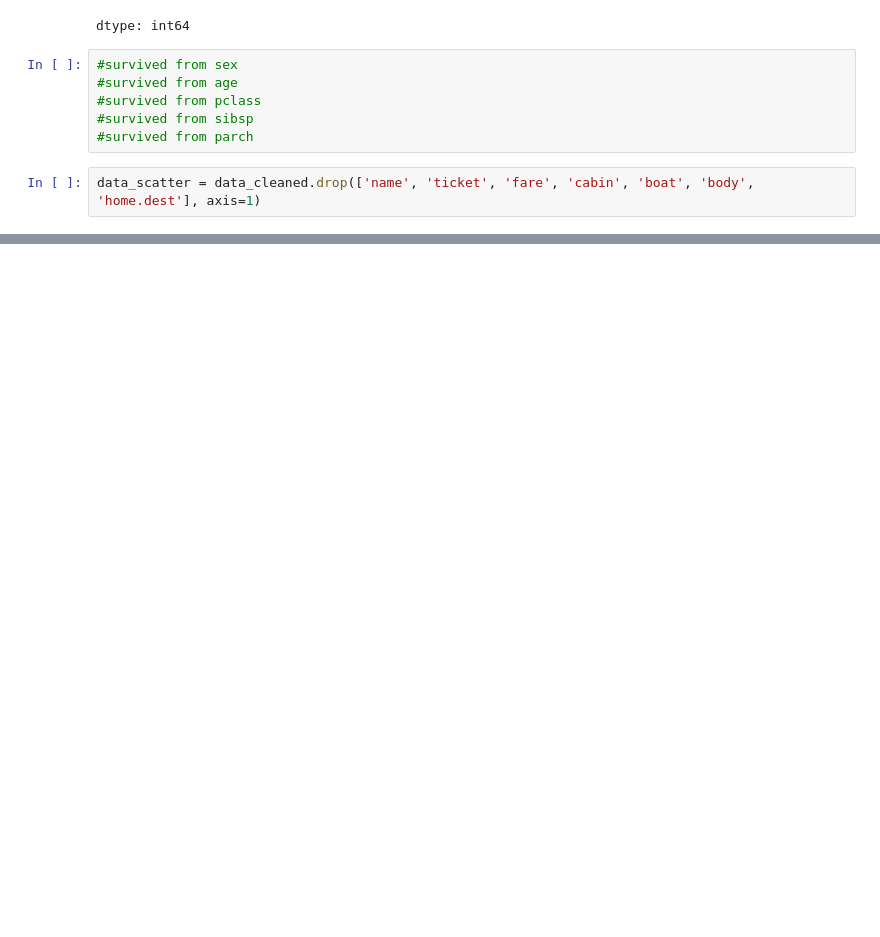
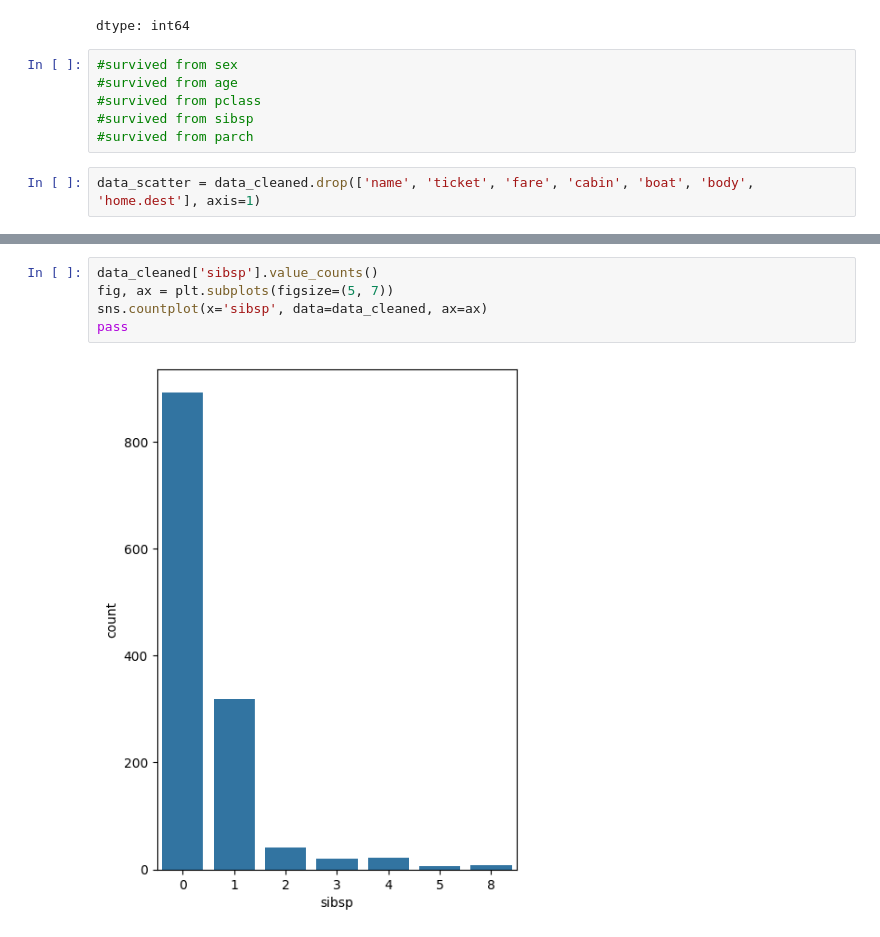
Before and after one commit to evin76/machinelearning2024, a Jupyter notebook: machinelearning2024.ipynb, the cells around one changed output, grey strips where cells are left out. Cells and saved outputs as stored; diff of their text form; blank space fills up the shorter version.

```diff
--- a/machinelearning2024.ipynb
+++ b/machinelearning2024.ipynb
@@ -221,0 +270,7 @@ N_test, N_train
+# %%
+data_cleaned['sibsp'].value_counts()
+fig, ax = plt.subplots(figsize=(5, 7))
+sns.countplot(x='sibsp', data=data_cleaned, ax=ax)
+pass
+# %% [output]
+[figure, added]
```
Also changed, not shown: parts of 50 cells of this notebook.
